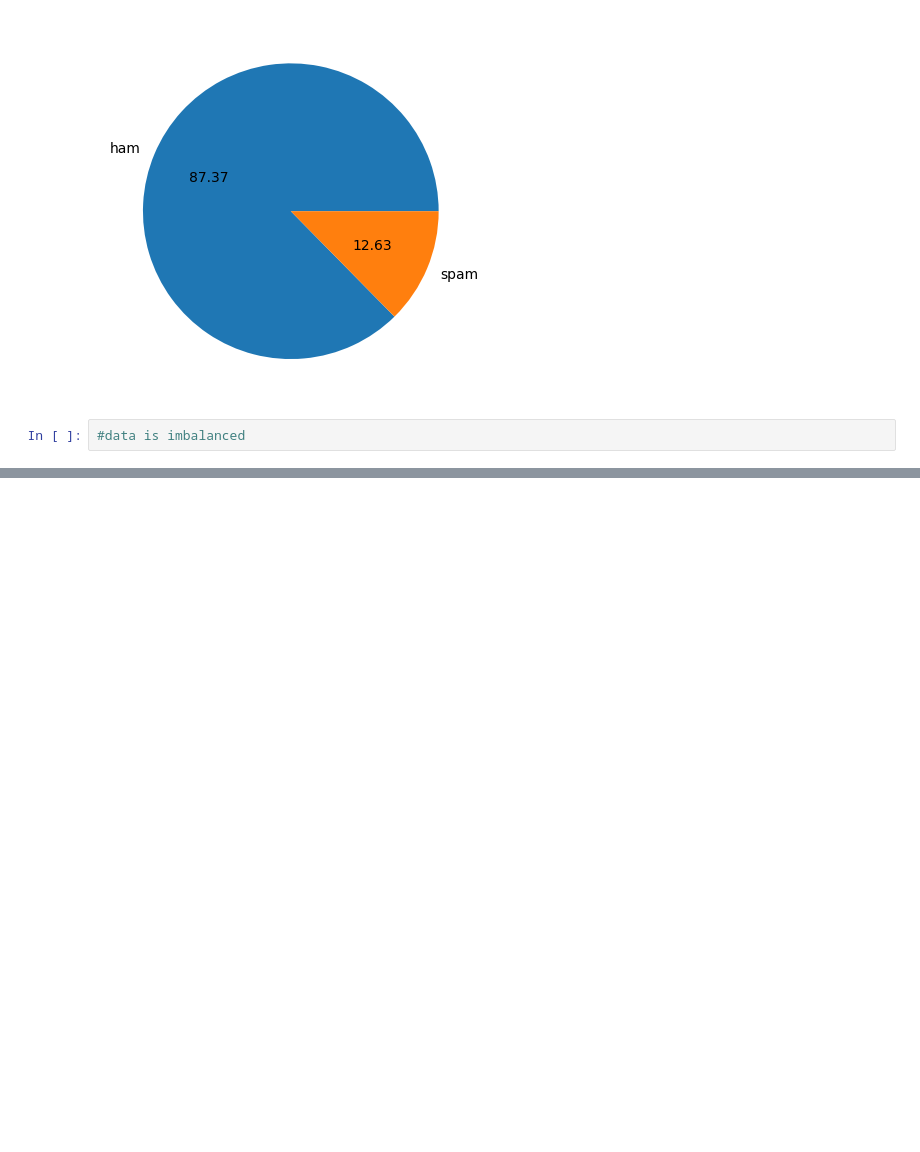
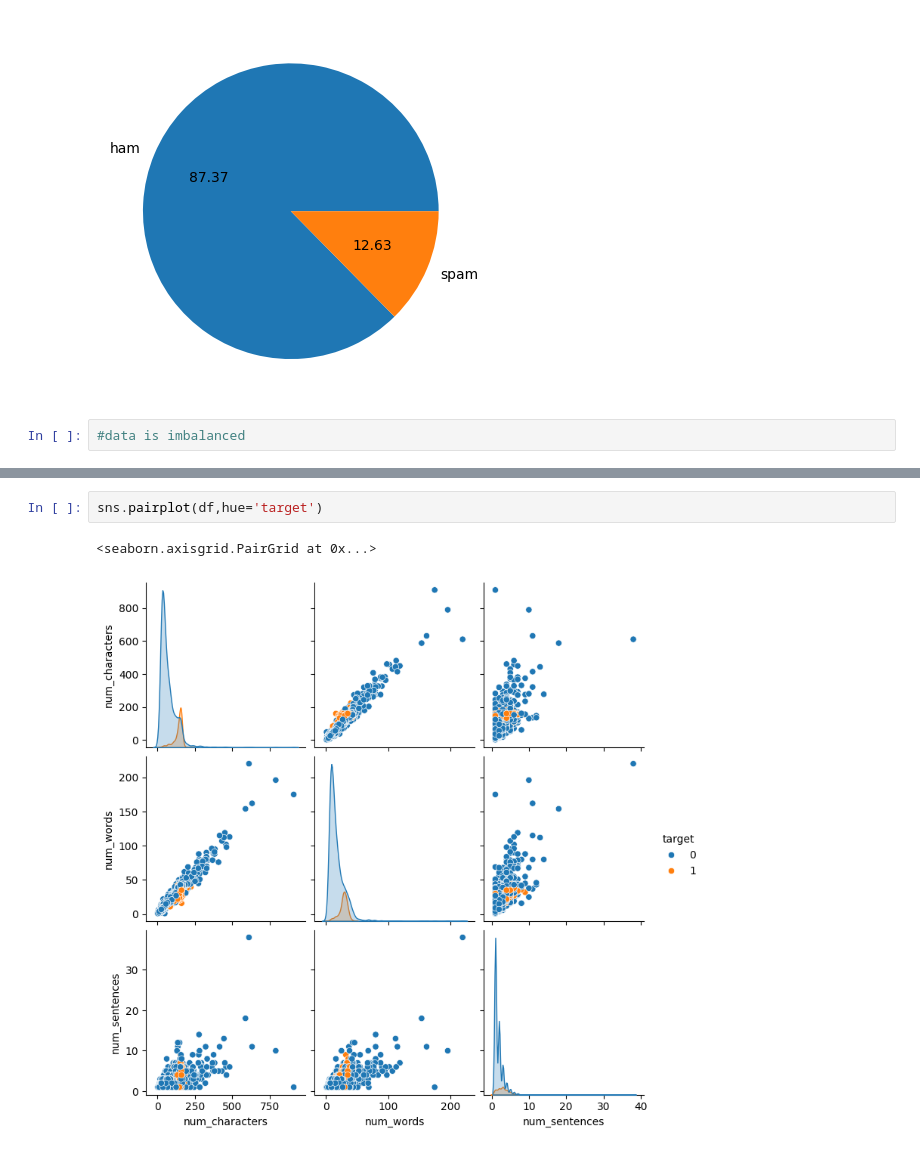
Before and after one commit to Sumangiri1312/ML-Projects, a Jupyter notebook: SMS-Spam-Detection/sms-spam-detection.ipynb, the cells around one changed output, grey strips where cells are left out. Drawn from its saved outputs; the diff is of its cells as text; blank space fills up the shorter version.

```diff
--- a/SMS-Spam-Detection/sms-spam-detection.ipynb
+++ b/SMS-Spam-Detection/sms-spam-detection.ipynb
@@ -122,0 +238,5 @@ plt.show()
+# %%
+sns.pairplot(df,hue='target')
+# %% [output]
+<seaborn.axisgrid.PairGrid at 0x...>
+[figure, added]
```
Also changed, not shown: parts of 78 cells of this notebook, 2 other files.
